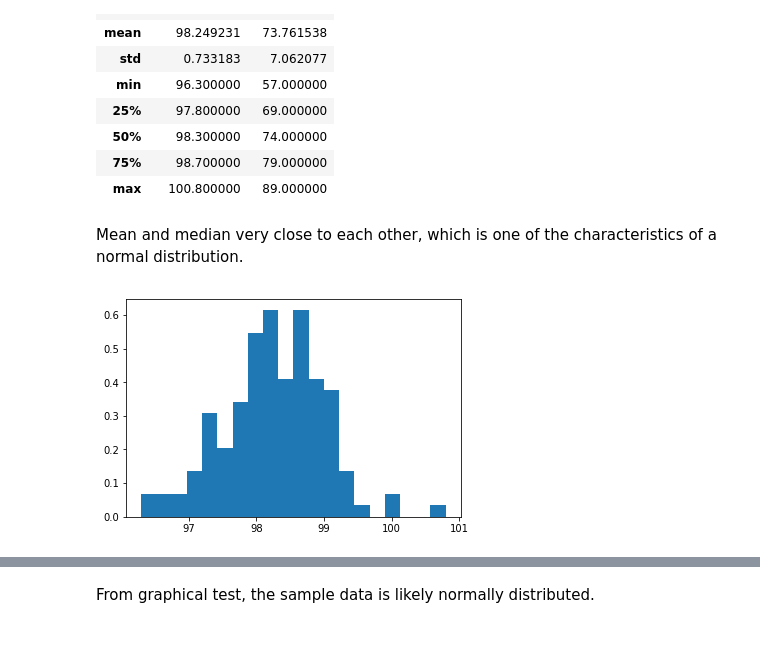
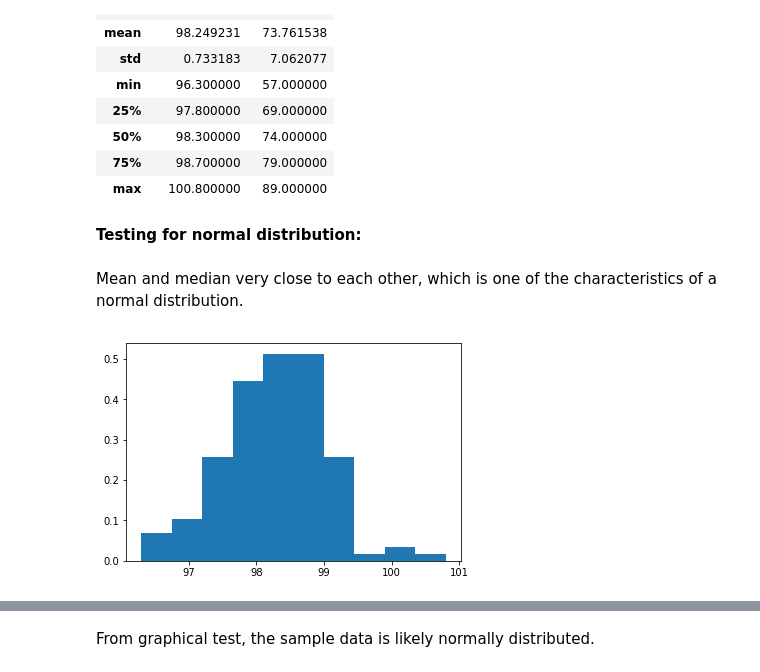
Before and after one commit to tpancier/Springboard_code, a Jupyter notebook: Inferential_statistics_exercise_1.ipynb, the cells around one changed output, grey strips where cells are left out. Cells and saved outputs as stored; diff of their text form; code cells hidden in the pictures; blank space fills up the shorter version.

```diff
--- a/Inferential_statistics_exercise_1.ipynb
+++ b/Inferential_statistics_exercise_1.ipynb
@@ -89,18 +89,20 @@ df.describe()
 | 50% | 98.300000 | 74.000000 |
 | 75% | 98.700000 | 79.000000 |
 | max | 100.800000 | 89.000000 |
+# %% [markdown]
+**Testing for normal distribution:**
 # %% [markdown]
 Mean and median very close to each other, which is one of the characteristics of a normal distribution.
 # %%
 # Histogram of temperature:
 
 import matplotlib.pyplot as plt
 
-plt.hist(df['temperature'], normed=True, bins=20)
+plt.hist(df['temperature'], normed=True, bins=10)
 
 plt.show()
 # %% [output]
-[figure, old version]
+[figure, new version]
 # %%
 # Normal distribution for mean and standard deviation in the sample (theoretical):
 
```
Also changed, not shown: parts of 63 cells of this notebook.
